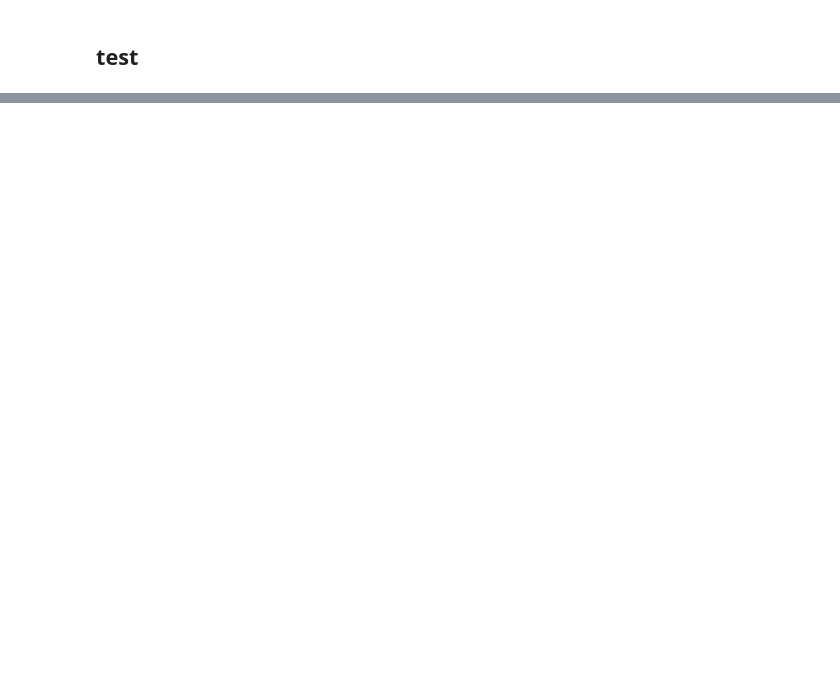
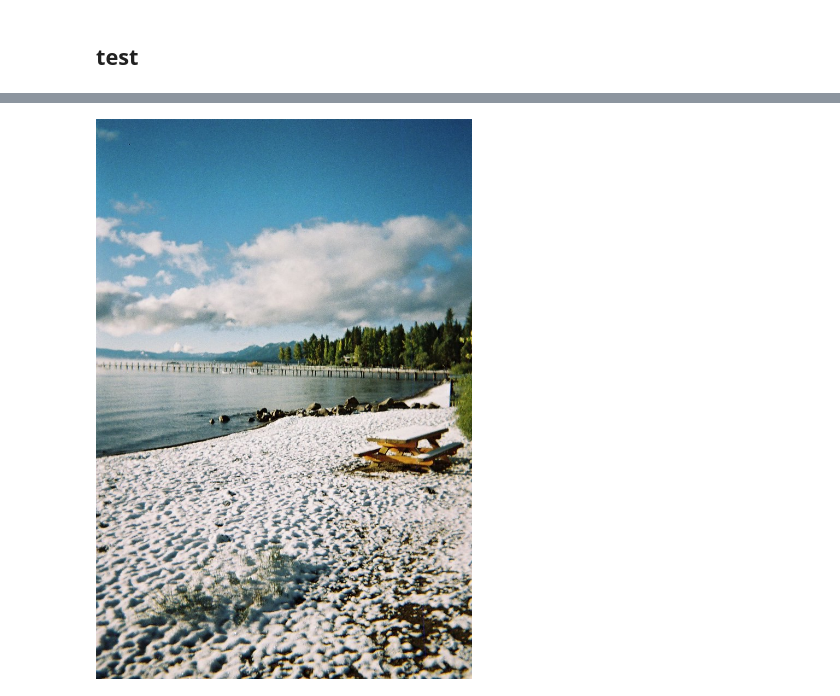
Before and after one commit to robosun78/20242R0136COSE47402, a Jupyter notebook: FinalProject/Final_proejct_2022320027.ipynb, the cells around one changed output, grey strips where cells are left out. Saved outputs shown, nothing was run; the diff lists cells and outputs as text; code cells hidden in the pictures; blank space fills up the shorter version.

```diff
--- a/FinalProject/Final_proejct_2022320027.ipynb
+++ b/FinalProject/Final_proejct_2022320027.ipynb
@@ -74,0 +103,8 @@ device = torch.device('cuda' if torch.cuda.is_available() else "cpu")
+# %%
+import os
+query_folder_path = "/root/.cache/kagglehub/datasets/hmendonca/disc21/versions/4/final_queries/images/final_queries"
+reference_folder_path = "/root/.cache/kagglehub/datasets/hmendonca/disc21/versions/4/references_0/images/references"
+# 파일 개수 세기
+file_count = len([file for file in os.listdir(reference_folder_path) if os.path.isfile(os.path.join(reference_folder_path, file))])
+
+print(f"Number of files in the folder: {file_count}")
@@ -161,0 +419,6 @@ d_clip,i_clip = index_clip.search(image_features_clip,5)
+# %%
+ tmp = os.path.join(reference_folder_path,'R003513.jpg')
+ tmp = Image.open(tmp)
+ tmp
+# %% [output]
+[figure, added]
```
Also changed, not shown: parts of 49 cells of this notebook.
